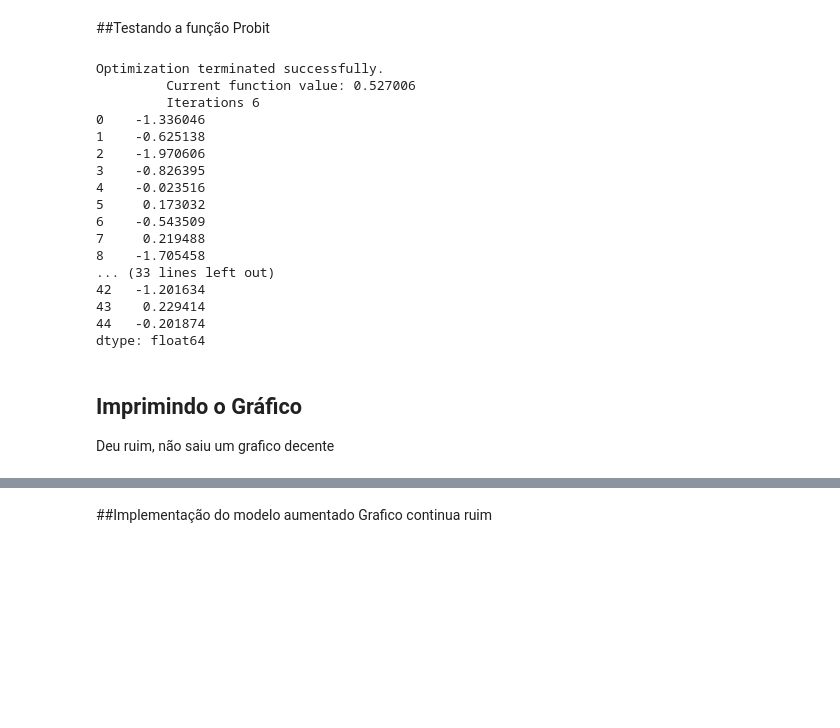
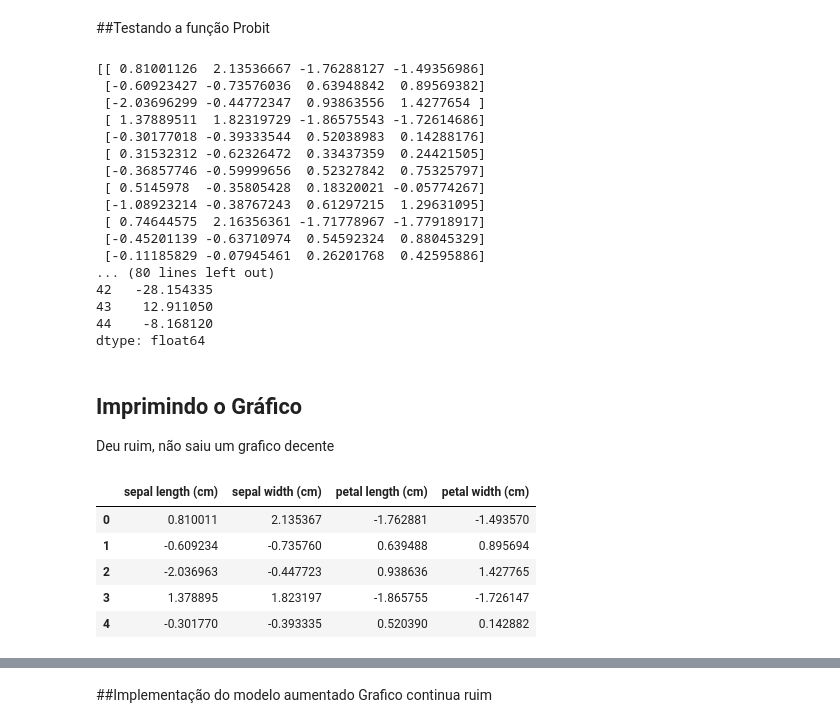
Before and after one commit to talaricoferreira/mestrado, a Jupyter notebook: testes_Baysiana.ipynb, the cells around one changed output, grey strips where cells are left out. Cells and saved outputs as stored; diff of their text form; code cells hidden in the pictures; blank space fills up the shorter version.

```diff
--- a/testes_Baysiana.ipynb
+++ b/testes_Baysiana.ipynb
@@ -73,35 +75,55 @@ def probit(y,X,target):
 # %%
 #print(y_train)
 #x_coluna = X_train['test1','teste2']
-X_pd = teste = pd.DataFrame(X_train,columns=iris.feature_names,)
+rescaled = preprocessing.normalize(X_train)
+scaler = StandardScaler().fit(rescaled)
+rescaledX = scaler.transform(rescaled)
+print(rescaledX)
+X_pd = teste = pd.DataFrame(rescaledX,columns=iris.feature_names,)
+print(X_train.shape)
+print(y_train.shape)
 resultado = probit(y_train,X_pd, 'versicolor')
 teste = pd.DataFrame(resultado.params,columns=['coef'],)
 #parametros= pd.DataFrame(resultado.params)
 #mtriz = np.dot(X_pd,teste['coef'])
 mtriz= X_pd@teste['coef']
+mtriz1 = pd.DataFrame(mtriz)
 #mtriz=teste['coef']@X_pd.T
+mtriz_sorted = pd.DataFrame(mtriz, columns=['result'])
+mtriz_sorted = mtriz_sorted.sort_values('result')
 print(mtriz)
+
+#print(mtriz.sort_values(mtriz.sort_values('coef')))
 # %% [output]
-Optimization terminated successfully.
-         Current function value: 0.527006
-         Iterations 6
-0    -1.336046
-1    -0.625138
-2    -1.970606
-3    -0.826395
-4    -0.023516
-5     0.173032
-6    -0.543509
-7     0.219488
-8    -1.705458
-... (33 lines left out)
-42   -1.201634
-43    0.229414
-44   -0.201874
+[[ 0.81001126  2.13536667 -1.76288127 -1.49356986]
+ [-0.60923427 -0.73576036  0.63948842  0.89569382]
+ [-2.03696299 -0.44772347  0.93863556  1.4277654 ]
+ [ 1.37889511  1.82319729 -1.86575543 -1.72614686]
+ [-0.30177018 -0.39333544  0.52038983  0.14288176]
+ [ 0.31532312 -0.62326472  0.33437359  0.24421505]
+ [-0.36857746 -0.59999656  0.52327842  0.75325797]
+ [ 0.5145978  -0.35805428  0.18320021 -0.05774267]
+ [-1.08923214 -0.38767243  0.61297215  1.29631095]
+ [ 0.74644575  2.16356361 -1.71778967 -1.77918917]
+ [-0.45201139 -0.63710974  0.54592324  0.88045329]
+ [-0.11185829 -0.07945461  0.26201768  0.42595886]
+... (80 lines left out)
+42   -28.154335
+43    12.911050
+44    -8.168120
 dtype: float64
 # %% [markdown]
 ## Imprimindo o Gráfico
 Deu ruim, não saiu um grafico decente
+# %%
+X_pd.head()
+# %% [output]
+|  | sepal length (cm) | sepal width (cm) | petal length (cm) | petal width (cm) |
+| 0 | 0.810011 | 2.135367 | -1.762881 | -1.493570 |
+| 1 | -0.609234 | -0.735760 | 0.639488 | 0.895694 |
+| 2 | -2.036963 | -0.447723 | 0.938636 | 1.427765 |
+| 3 | 1.378895 | 1.823197 | -1.865755 | -1.726147 |
+| 4 | -0.301770 | -0.393335 | 0.520390 | 0.142882 |
 # %%
 fig, ax = plt.subplots(1, 1)
 
```
Also changed, not shown: parts of 4 cells of this notebook.
